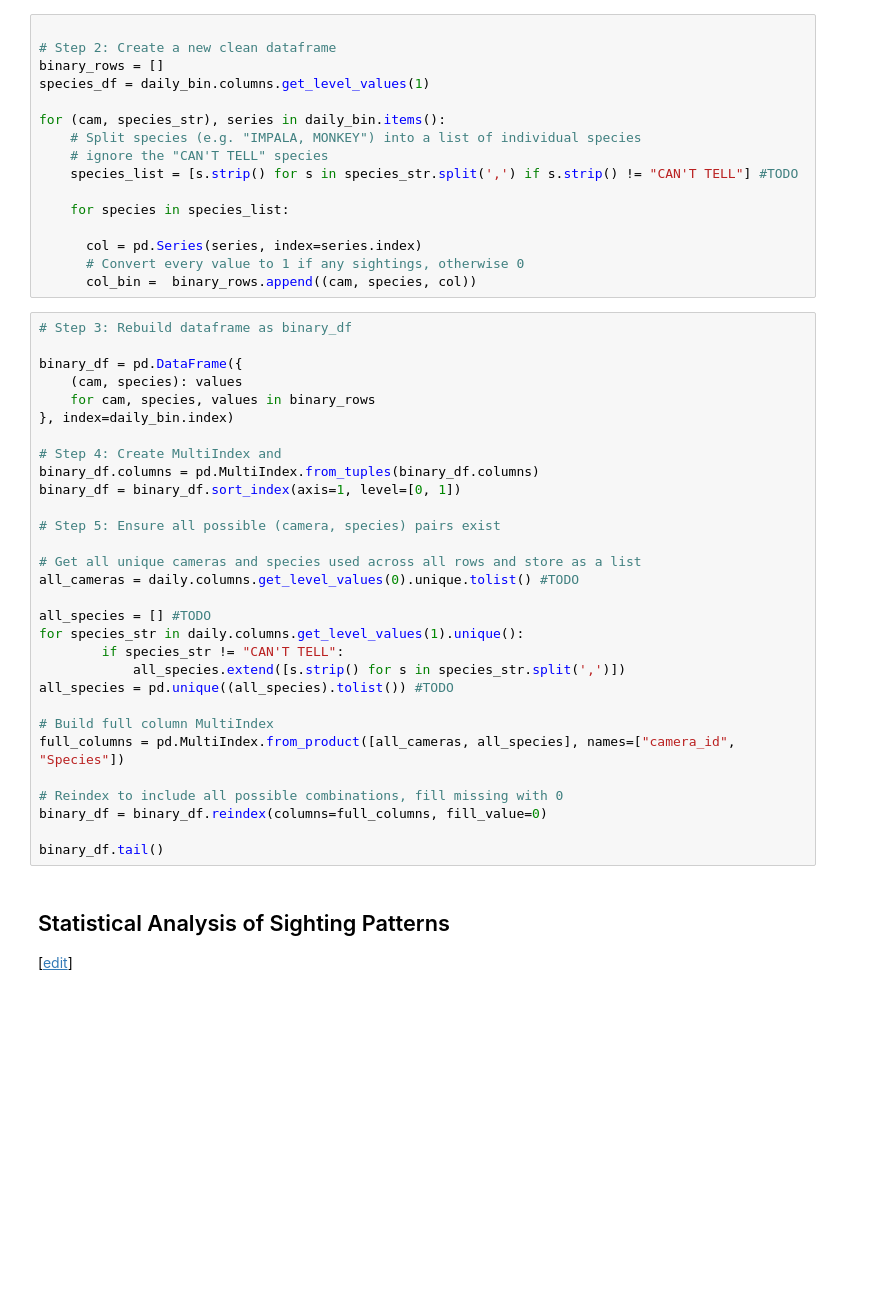
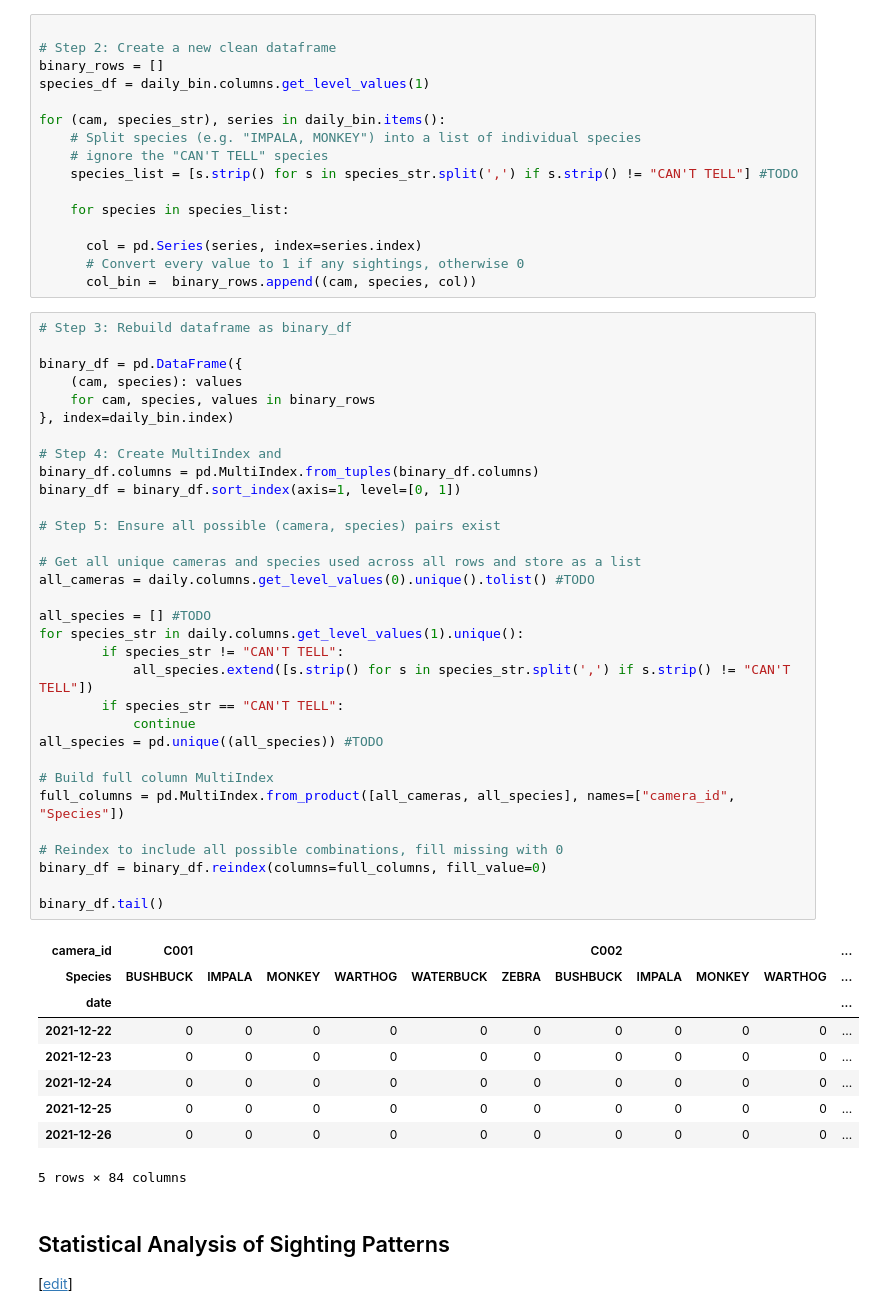
Before and after one commit to Paul-Bett/MLFC, a Jupyter notebook: _notebooks/practicals/03-dataset-joining-practical.ipynb, the cells around one changed output. Cells and saved outputs as stored; diff of their text form; blank space fills up the shorter version.

```diff
--- a/_notebooks/practicals/03-dataset-joining-practical.ipynb
+++ b/_notebooks/practicals/03-dataset-joining-practical.ipynb
@@ -342,33 +412,45 @@ for (cam, species_str), series in daily_bin.items():
 # %%
 # Step 3: Rebuild dataframe as binary_df
 
 binary_df = pd.DataFrame({
     (cam, species): values
     for cam, species, values in binary_rows
 }, index=daily_bin.index)
 
 # Step 4: Create MultiIndex and
 binary_df.columns = pd.MultiIndex.from_tuples(binary_df.columns)
 binary_df = binary_df.sort_index(axis=1, level=[0, 1])
 
 # Step 5: Ensure all possible (camera, species) pairs exist
 
 # Get all unique cameras and species used across all rows and store as a list
-all_cameras = daily.columns.get_level_values(0).unique.tolist() #TODO
+all_cameras = daily.columns.get_level_values(0).unique().tolist() #TODO
 
 all_species = [] #TODO
 for species_str in daily.columns.get_level_values(1).unique():
         if species_str != "CAN'T TELL":
-            all_species.extend([s.strip() for s in species_str.split(',')])
-all_species = pd.unique((all_species).tolist()) #TODO
+            all_species.extend([s.strip() for s in species_str.split(',') if s.strip() != "CAN'T TELL"])
+        if species_str == "CAN'T TELL":
+            continue
+all_species = pd.unique((all_species)) #TODO
 
 # Build full column MultiIndex
 full_columns = pd.MultiIndex.from_product([all_cameras, all_species], names=["camera_id", "Species"])
 
 # Reindex to include all possible combinations, fill missing with 0
 binary_df = binary_df.reindex(columns=full_columns, fill_value=0)
 
 binary_df.tail()
+# %% [output]
+| camera_id | C001 |  |  |  |  |  | C002 |  |  |  | ... |
+| Species | BUSHBUCK | IMPALA | MONKEY | WARTHOG | WATERBUCK | ZEBRA | BUSHBUCK | IMPALA | MONKEY | WARTHOG | ... |
+| date |  |  |  |  |  |  |  |  |  |  | ... |
+| 2021-12-22 | 0 | 0 | 0 | 0 | 0 | 0 | 0 | 0 | 0 | 0 | ... |
+| 2021-12-23 | 0 | 0 | 0 | 0 | 0 | 0 | 0 | 0 | 0 | 0 | ... |
+| 2021-12-24 | 0 | 0 | 0 | 0 | 0 | 0 | 0 | 0 | 0 | 0 | ... |
+| 2021-12-25 | 0 | 0 | 0 | 0 | 0 | 0 | 0 | 0 | 0 | 0 | ... |
+| 2021-12-26 | 0 | 0 | 0 | 0 | 0 | 0 | 0 | 0 | 0 | 0 | ... |
+5 rows × 84 columns
 # %% [markdown]
 ## Statistical Analysis of Sighting Patterns
 
```
Also changed, not shown: parts of 6 cells of this notebook.
